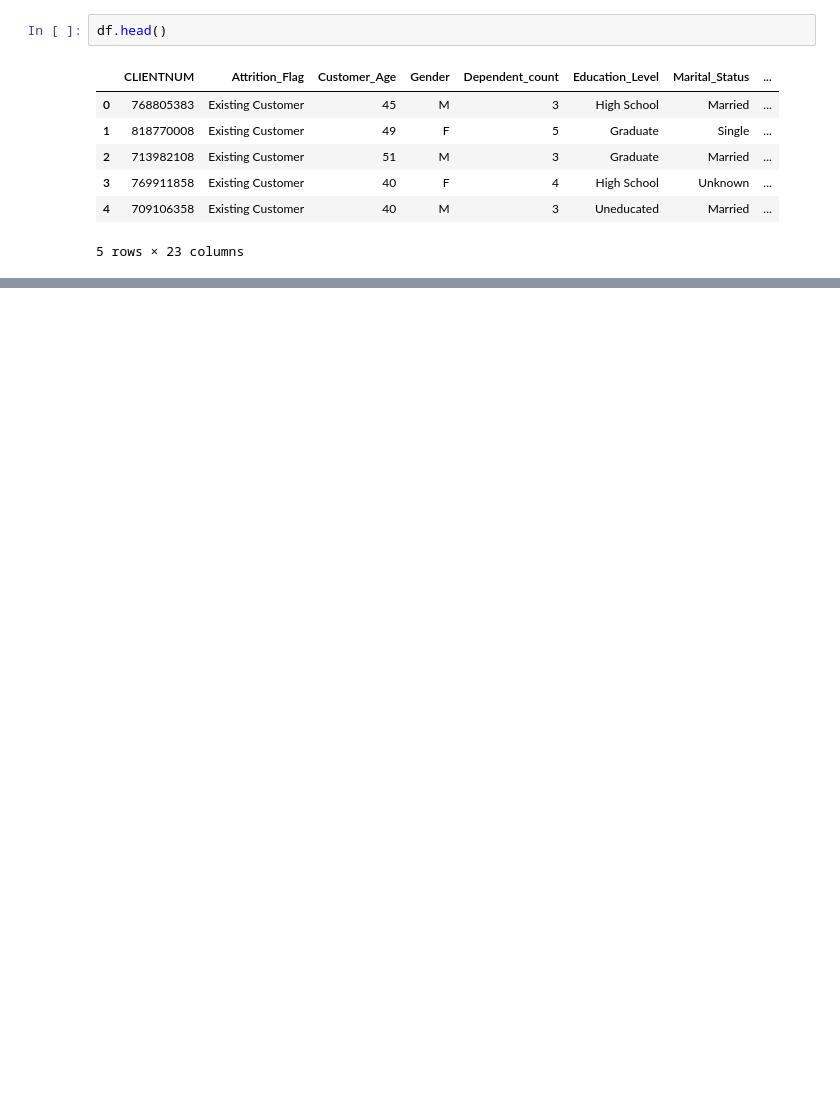
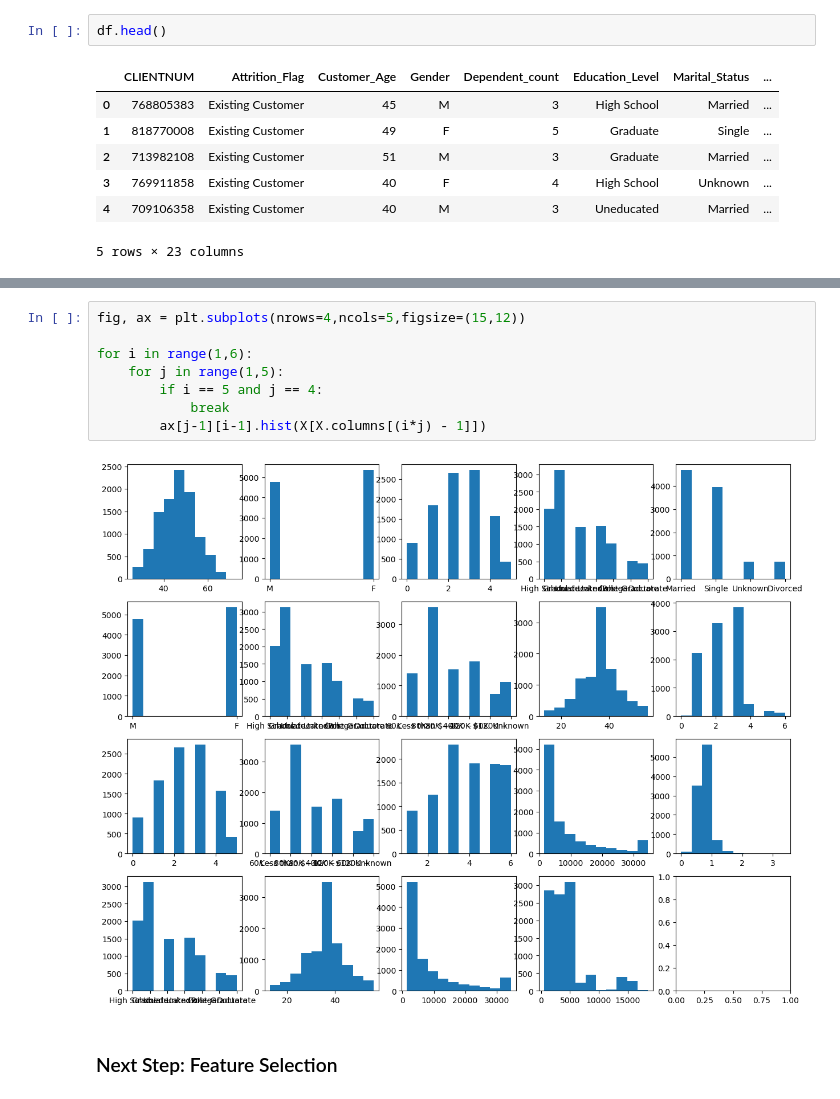
Before and after one commit to andmercado/Capstone-Project-Group-6, a Jupyter notebook: notebooks/eda_sandbox.ipynb, the cells around one changed output, grey strips where cells are left out. Saved outputs shown, nothing was run; the diff lists cells and outputs as text; blank space fills up the shorter version.

```diff
--- a/notebooks/eda_sandbox.ipynb
+++ b/notebooks/eda_sandbox.ipynb
@@ -58,0 +91,12 @@ X = df.drop(["Attrition_Flag"], axis=1)
+# %%
+fig, ax = plt.subplots(nrows=4,ncols=5,figsize=(15,12))
+
+for i in range(1,6):
+    for j in range(1,5):
+        if i == 5 and j == 4:
+            break
+        ax[j-1][i-1].hist(X[X.columns[(i*j) - 1]])
+# %% [output]
+[figure, added]
+# %% [markdown]
+### Next Step: Feature Selection
```
Also changed, not shown: parts of 10 cells of this notebook.
